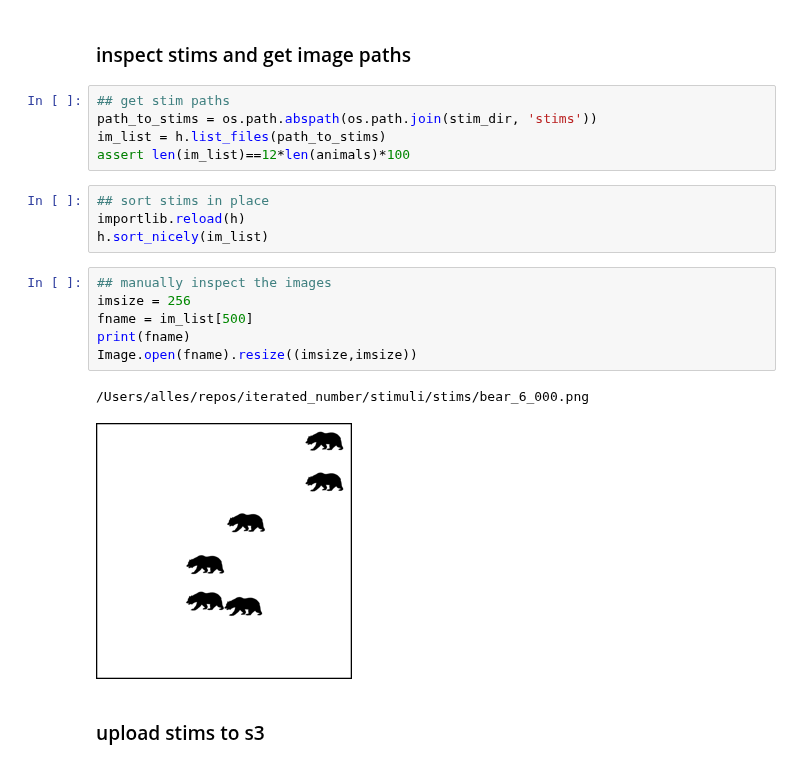
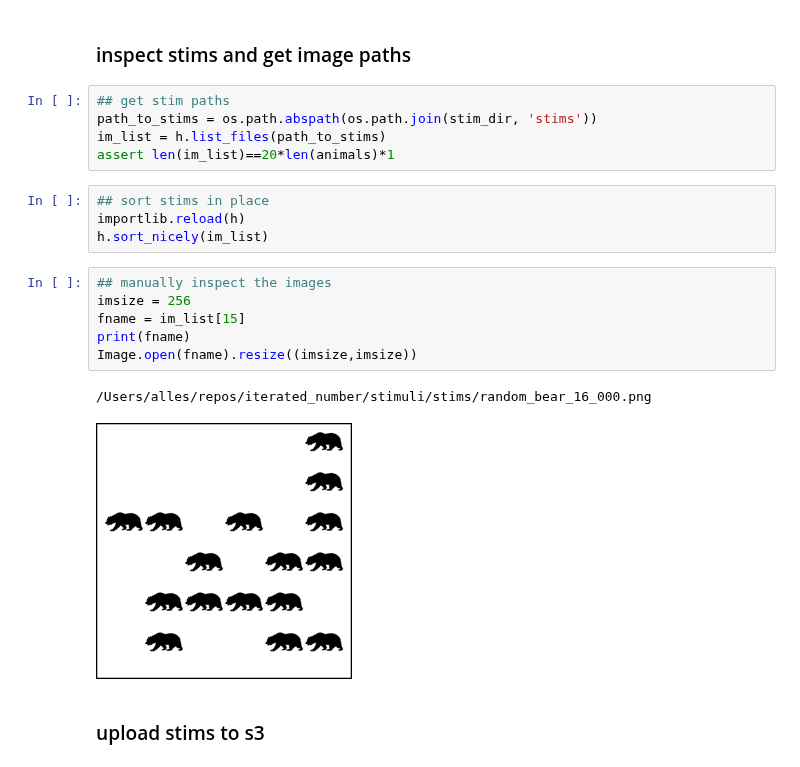
Before and after one commit to cogtoolslab/improvised_numerals, a Jupyter notebook: stimuli/draw_number2/upload_stims_to_s3.ipynb, the cells around one changed output. Drawn from its saved outputs; the diff is of its cells as text.

Commit message:
generating new stimuli ('regular' and 'random') and adapting utils to handle the a couple new conditions, like whether or not the viewer sees images, or just Arabic numerals, for their buttons

```diff
--- a/stimuli/draw_number2/upload_stims_to_s3.ipynb
+++ b/stimuli/draw_number2/upload_stims_to_s3.ipynb
@@ -40,7 +40,7 @@ animal_paths = ['{}.png'.format(i) for i in animals]
 ## get stim paths
 path_to_stims = os.path.abspath(os.path.join(stim_dir, 'stims'))
 im_list = h.list_files(path_to_stims)
-assert len(im_list)==12*len(animals)*100
+assert len(im_list)==20*len(animals)*1
 # %%
 ## sort stims in place
 importlib.reload(h)
@@ -48,12 +48,12 @@ h.sort_nicely(im_list)
 # %%
 ## manually inspect the images
 imsize = 256
-fname = im_list[500]
+fname = im_list[15]
 print(fname)
 Image.open(fname).resize((imsize,imsize))
 # %% [output]
-/Users/alles/repos/iterated_number/stimuli/stims/bear_6_000.png
+/Users/alles/repos/iterated_number/stimuli/stims/random_bear_16_000.png
-[figure, old version]
+[figure, new version]
 # %% [markdown]
 ### upload stims to s3
 # %%
```
Also changed, not shown: 8 other files.
